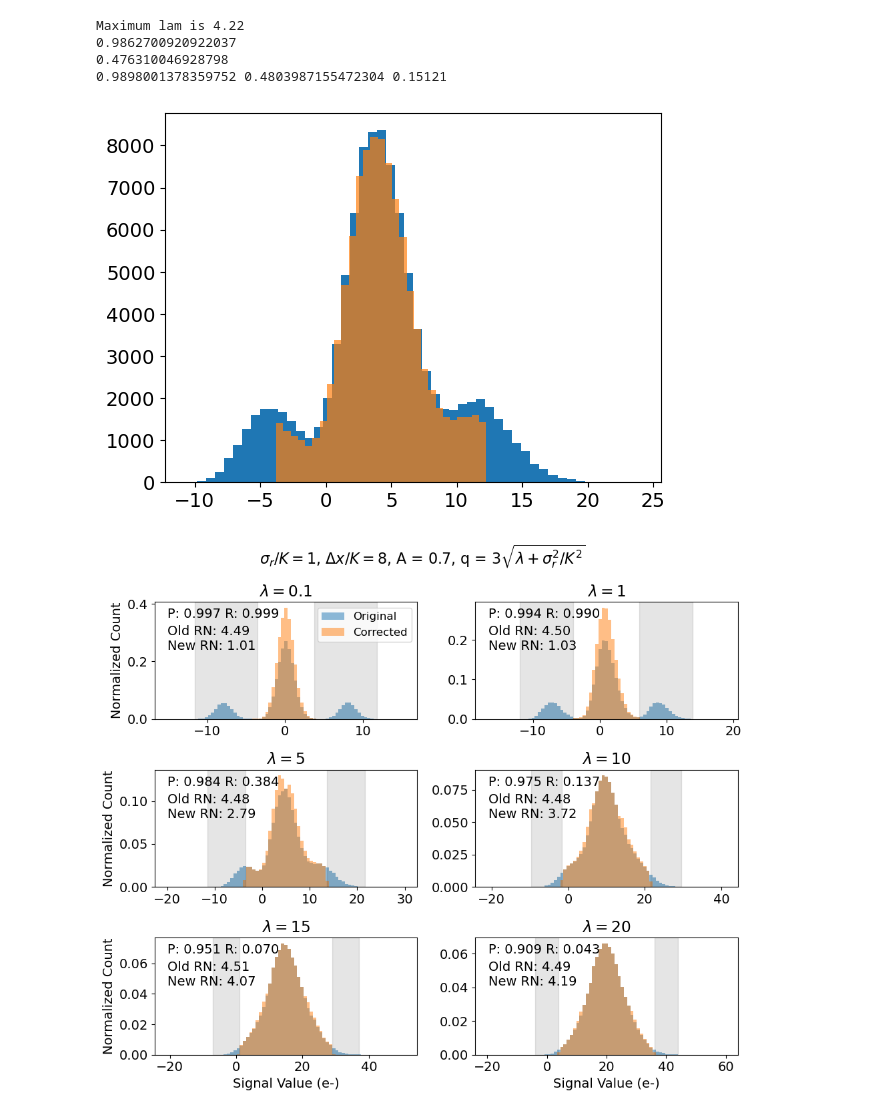
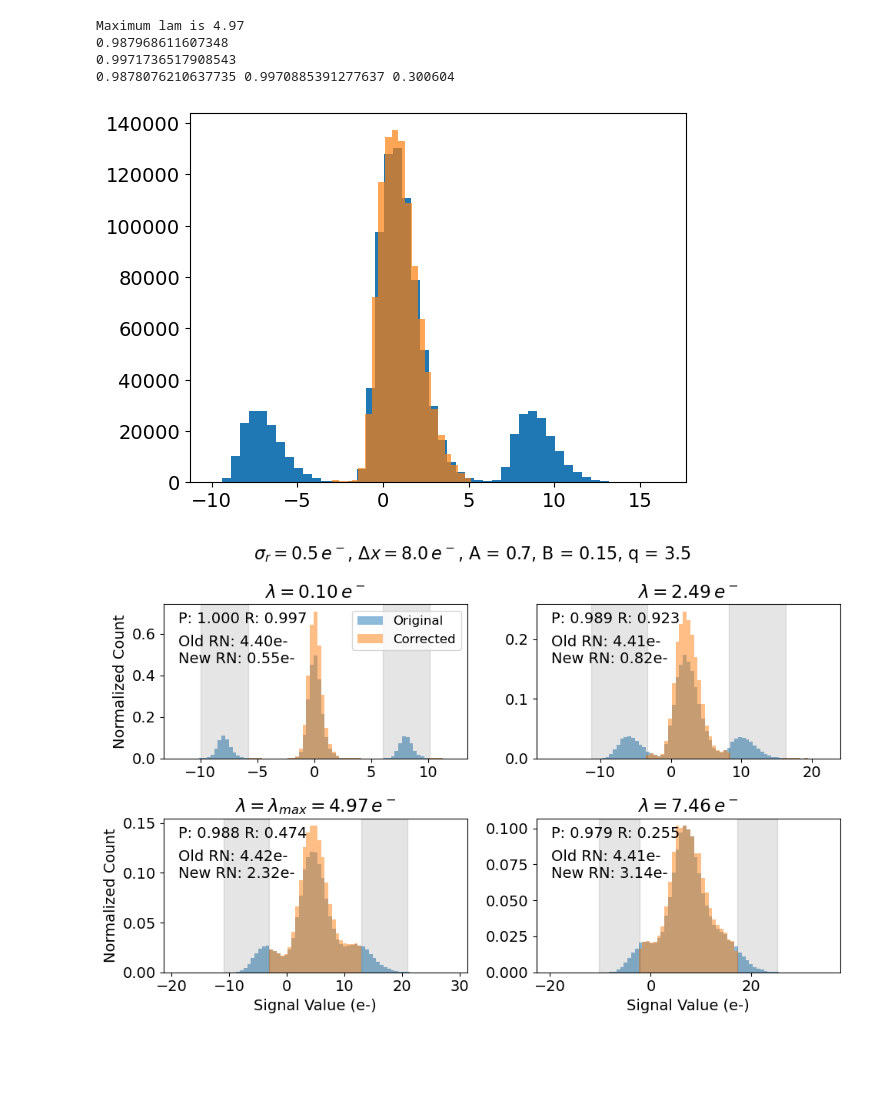
Before and after one commit to ChrisLayden/RTN-corrector, a Jupyter notebook: Test Code/rtn_algorithm.ipynb, the cells around one changed output. Saved outputs shown, nothing was run; the diff lists cells and outputs as text; code cells hidden in the pictures; blank space fills up the shorter version.

```diff
--- a/Test Code/rtn_algorithm.ipynb
+++ b/Test Code/rtn_algorithm.ipynb
@@ -88,65 +121,72 @@ def recall_high(A, B, lam, q, sigma_r, delta_x):
 # %%
-sigma_r = 1
+sigma_r = 0.5
 delta_x = 8
 A = 0.7
 B = (1 - A) / 2
-q_factor = 3.5
-lam_max = (delta_x / q_factor) ** 2 - sigma_r**2
-lam = lam_max
-q = q_factor * np.sqrt(lam + sigma_r**2)
+q = 3.5
+lam_max = (delta_x / q) ** 2 - sigma_r**2
+lam = 1.04
+# lam = lam_max
+# delta_x = q * np.sqrt(lam_max + sigma_r**2)
 print(f"Maximum lam is {lam_max:.2f}")
+# print(delta_x)
 print(precision_high(A, B, lam, q, sigma_r, delta_x))
 print(recall_high(A, B, lam, q, sigma_r, delta_x))
-signal_vals, true_high, true_low = get_signal_vals(sigma_r, delta_x, A, B, lam, size=100000)
-corrected_vals, precision_high_mc, recall_high_mc, frac_corrected = correct_signal_vals(signal_vals, delta_x, lam, q, true_high_indices=true_high, true_low_indices=true_low)
+signal_vals, true_high, true_low = get_signal_vals(sigma_r, delta_x, A, B, lam, size=1000000)
+corrected_vals, precision_high_mc, recall_high_mc, frac_corrected = correct_signal_vals(signal_vals, delta_x, lam, sigma_r, q, true_high_indices=true_high, true_low_indices=true_low)
 print(precision_high_mc, recall_high_mc, frac_corrected)
 plt.hist(signal_vals, bins=50)
 plt.hist(corrected_vals, bins=50, alpha=0.7)
 plt.show()
 # %% [output]
-Maximum lam is 4.22
-0.9862700920922037
-0.476310046928798
-0.9898001378359752 0.4803987155472304 0.15121
+Maximum lam is 4.97
+0.987968611607348
+0.9971736517908543
+0.9878076210637735 0.9970885391277637 0.300604
-[figure, old version]
+[figure, new version]
 # %%
 # Make all fontsize 14
 plt.rcParams.update({'font.size': 14})
-# Make the same plot again but for 4 values of lambda. I want a figure with 4 subplots.
-fig, axs = plt.subplots(3, 2, figsize=(10, 8))
-lambda_values = [0.1, 1, 5, 10, 15, 20]
+fig, axs = plt.subplots(2, 2, figsize=(10, 6))
+lambda_values = [0.1, lam_max / 2, lam_max, lam_max * 1.5]
 for i, lam in enumerate(lambda_values):
     signal_vals, true_high, true_low = get_signal_vals(sigma_r, delta_x, A, B, lam, size=100000)
-    q = 3.5 * np.sqrt(lam + sigma_r**2)
-    corrected_vals, precision_high_mc, recall_high_mc, frac_corrected = correct_signal_vals(signal_vals, delta_x, lam, q, true_high_indices=true_high, true_low_indices=true_low)
+    corrected_vals, precision_high_mc, recall_high_mc, frac_corrected = correct_signal_vals(signal_vals, delta_x, lam, sigma_r, q, true_high_indices=true_high, true_low_indices=true_low)
     ax = axs[i // 2, i % 2]
     # Normalized histograms
-    ax.hist(signal_vals, bins=75, range=(lam-delta_x-2*q, lam+delta_x+2*q), alpha=0.5, label='Original', density=True)
-    ax.hist(corrected_vals, bins=75, range=(lam-delta_x-2*q, lam+delta_x+2*q), alpha=0.5, label='Corrected', density=True)
-    ax.set_title(r'$\lambda = $' + str(lam))
+    ax.hist(signal_vals, bins=75, range=(lam-delta_x-2*q*np.sqrt(lam + sigma_r**2), lam+delta_x+2*q*np.sqrt(lam + sigma_r**2)), alpha=0.5, label='Original', density=True)
+    ax.hist(corrected_vals, bins=75, range=(lam-delta_x-2*q*np.sqrt(lam + sigma_r**2), lam+delta_x+2*q*np.sqrt(lam + sigma_r**2)), alpha=0.5, label='Corrected', density=True)
+    ax.set_title(r'$\lambda = $' + format(lam, '.2f') + r'$\,e^-$')
+    if i == 2:
+        ax.set_title(r'$\lambda = \lambda_{max} = $' + format(lam, '.2f') + r'$\,e^-$')
     # Display precision and recall in the subplot
     ax.text(0.05, 0.95, f'P: {precision_high_mc:.3f} R: {recall_high_mc:.3f}',
             transform=ax.transAxes, verticalalignment='top')
     # Calculate old and corrected read noise
     old_rn = np.sqrt(np.var(signal_vals) - lam)
     new_rn = np.sqrt(np.var(corrected_vals) - lam)
     old_tot_std = np.sqrt(np.var(signal_vals))
     new_tot_std = np.sqrt(np.var(corrected_vals))
     perfect_std = np.sqrt(sigma_r**2 + lam)
-    ax.text(0.05, 0.80, f'Old RN: {old_rn:.2f}\nNew RN: {new_rn:.2f}',
+    ax.text(0.05, 0.80, f'Old RN: {old_rn:.2f}e-\nNew RN: {new_rn:.2f}e-',
             transform=ax.transAxes, verticalalignment='top')
     # Make shaded bands where corrections are made
-    ax.axvspan(lam + q, lam + delta_x + q, color='k', alpha=0.1)
-    ax.axvspan(lam - delta_x - q, lam - q, color='k', alpha=0.1)
+    high_cutoff_low = np.max([lam + delta_x - q * np.sqrt(lam + sigma_r**2), lam + q * np.sqrt(lam + sigma_r**2)])
+    high_cutoff_high = lam + delta_x + q * np.sqrt(lam + sigma_r**2)
+    low_cutoff_low = lam - delta_x - q * np.sqrt(lam + sigma_r**2)
+    low_cutoff_high = np.min([lam - q * np.sqrt(lam + sigma_r**2), lam - delta_x + q * np.sqrt(lam + sigma_r**2)])
+    ax.axvspan(high_cutoff_low, high_cutoff_high, color='k', alpha=0.1)
+    ax.axvspan(low_cutoff_low, low_cutoff_high, color='k', alpha=0.1)
     if i == 0:
         # Put legend below suptitle, in one row
         ax.legend(fontsize=12)
-    if i // 2 == 2:
+    if i // 2 == 1:
         ax.set_xlabel('Signal Value (e-)')
     if i % 2 == 0:
         ax.set_ylabel('Normalized Count')
 plt.tight_layout()
-plt.suptitle(r'$\sigma_r/K = $' + str(sigma_r) + r', $\Delta x/K = $' + str(delta_x) + ', A = ' + str(A) + r', q = 3$\sqrt{\lambda + \sigma_r^2/K^2}$', y=1.05, fontsize=16)
+# Round things to 1 decimal place, including A and B
+plt.suptitle(r'$\sigma_r =$' + format(sigma_r, '.1f') + r'$\,e^-$, $\Delta x = $' + format(delta_x, '.1f') + r'$\,e^-$, A = ' + f'{format(A, ".1f")}' + ', B = ' + f'{format(B, ".2f")}' + ', q = ' + format(q, '.1f'), y=1.05, fontsize=16)
 plt.show()
 # %% [output]
-[figure, old version]
+[figure, new version]
```
Also changed, not shown: parts of 3 cells of this notebook, 6 other files.
